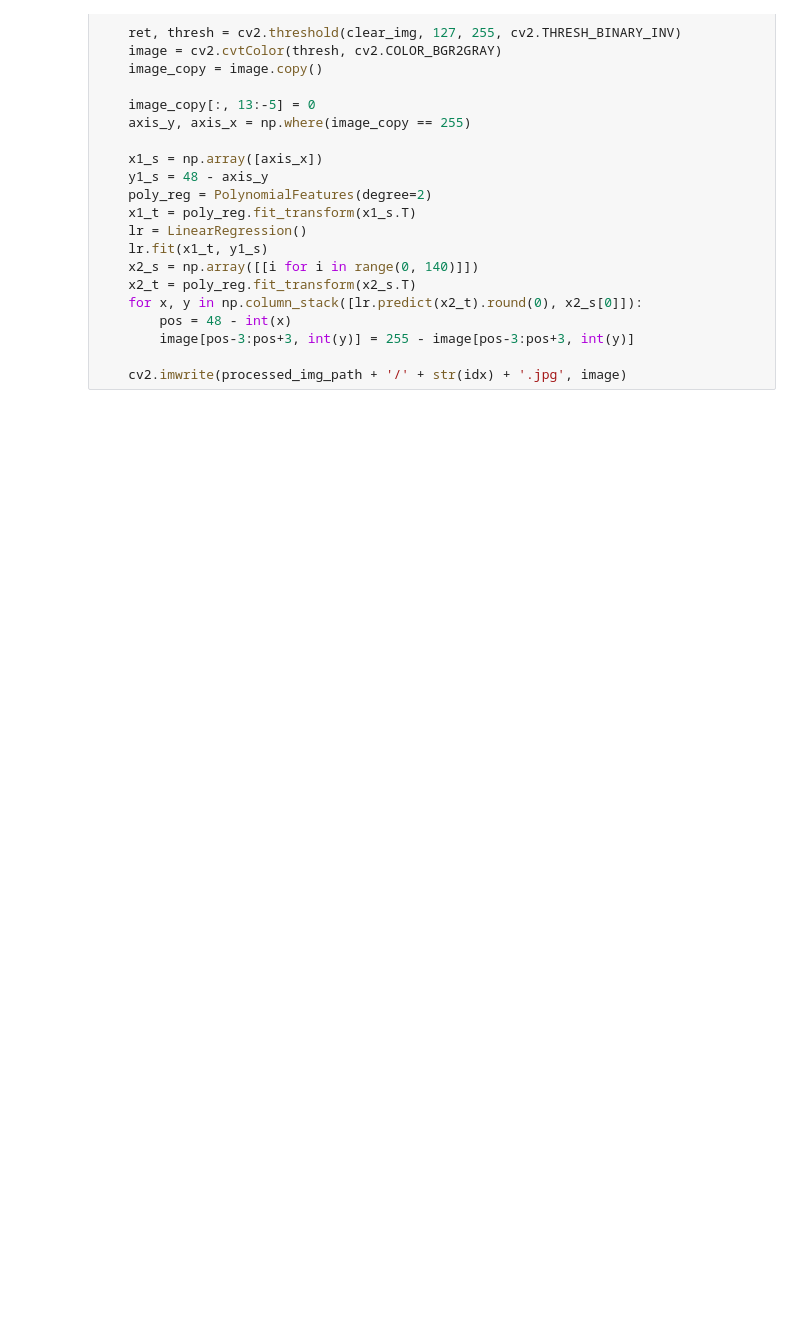
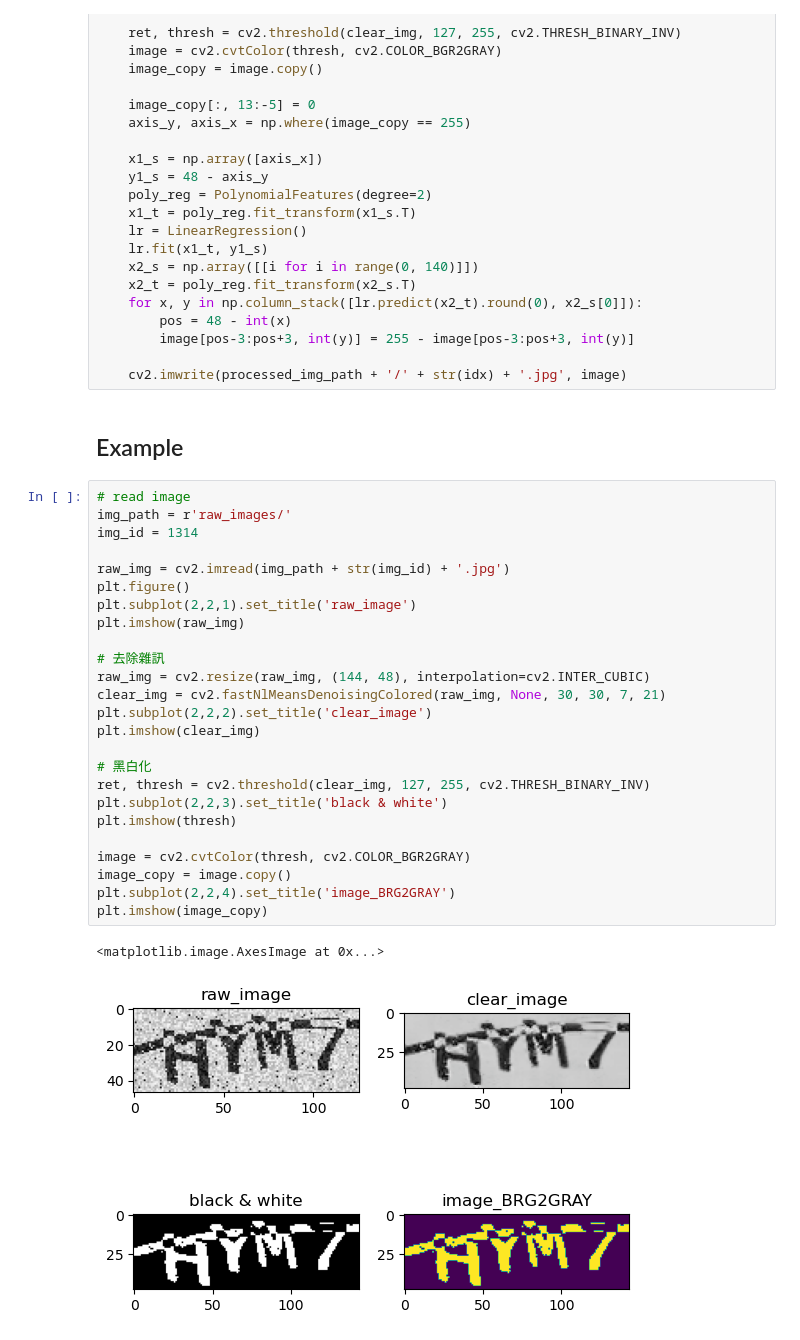
Before and after one commit to EricMiao01/Captcha_Solver, a Jupyter notebook: preprocess.ipynb, the cells around one changed output. Cells and saved outputs as stored; diff of their text form; blank space fills up the shorter version.

```diff
--- a/preprocess.ipynb
+++ b/preprocess.ipynb
@@ -40,3 +40,33 @@ for idx in tqdm(range(1, img_num+1)):
         image[pos-3:pos+3, int(y)] = 255 - image[pos-3:pos+3, int(y)]
 
     cv2.imwrite(processed_img_path + '/' + str(idx) + '.jpg', image)
+# %% [markdown]
+## Example
+# %%
+# read image
+img_path = r'raw_images/'
+img_id = 1314
+
+raw_img = cv2.imread(img_path + str(img_id) + '.jpg')
+plt.figure()
+plt.subplot(2,2,1).set_title('raw_image')
+plt.imshow(raw_img)
+
+# 去除雜訊
+raw_img = cv2.resize(raw_img, (144, 48), interpolation=cv2.INTER_CUBIC)
+clear_img = cv2.fastNlMeansDenoisingColored(raw_img, None, 30, 30, 7, 21)
+plt.subplot(2,2,2).set_title('clear_image')
+plt.imshow(clear_img)
+
+# 黑白化
+ret, thresh = cv2.threshold(clear_img, 127, 255, cv2.THRESH_BINARY_INV)
+plt.subplot(2,2,3).set_title('black & white')
+plt.imshow(thresh)
+
+image = cv2.cvtColor(thresh, cv2.COLOR_BGR2GRAY)
+image_copy = image.copy()
+plt.subplot(2,2,4).set_title('image_BRG2GRAY')
+plt.imshow(image_copy)
+# %% [output]
+<matplotlib.image.AxesImage at 0x...>
+[figure, added]
```
Also changed, not shown: parts of 1 cell of this notebook.
